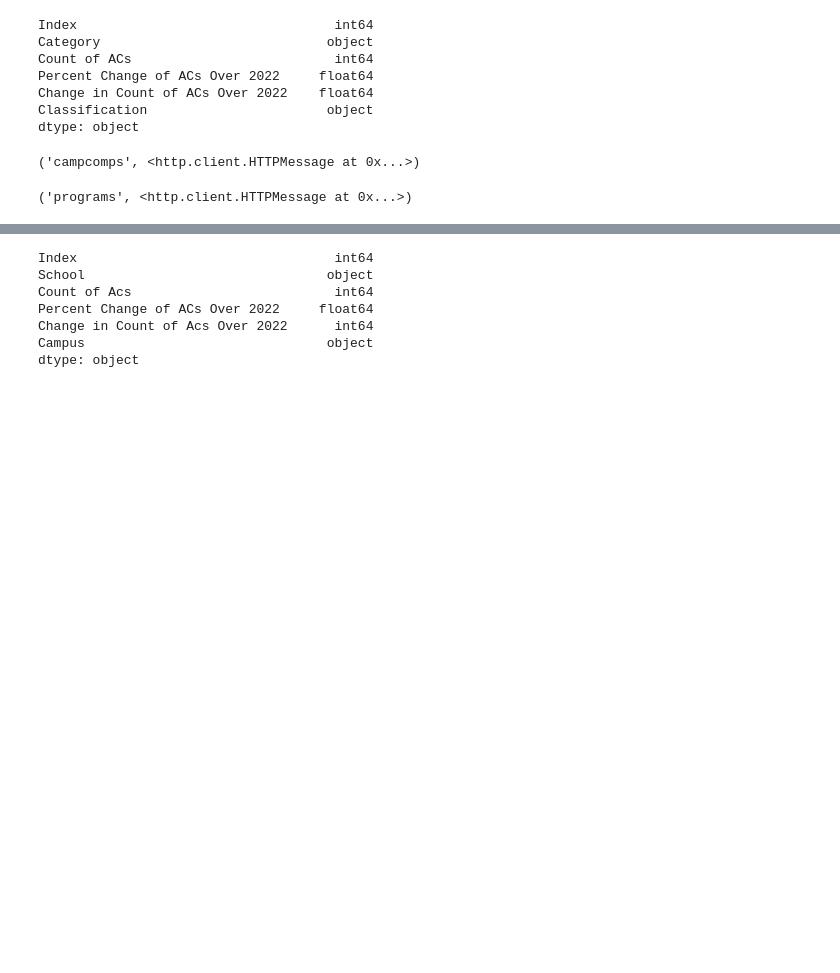
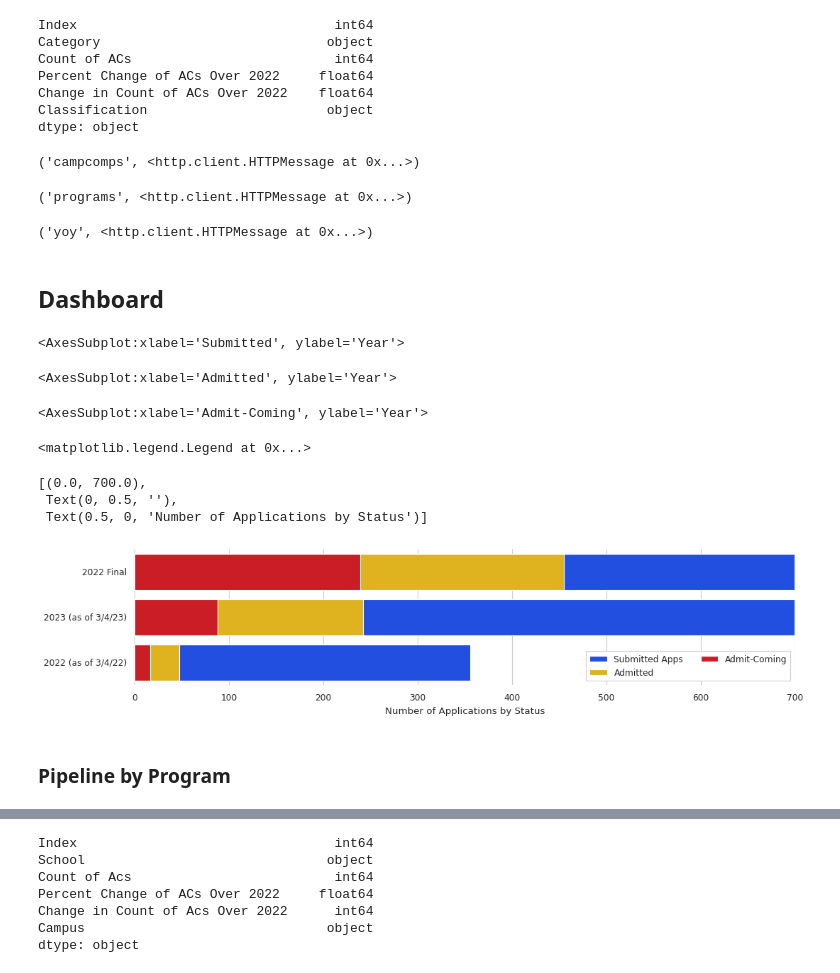
Before and after one commit to theaok/vis-sp23-ewattudo, a Jupyter notebook: PS4.ipynb, the cells around one changed output, grey strips where cells are left out. Saved outputs shown, nothing was run; the diff lists cells and outputs as text; code cells hidden in the pictures; blank space fills up the shorter version.

```diff
--- a/PS4.ipynb
+++ b/PS4.ipynb
@@ -117,3 +117,50 @@ urllib.request.urlretrieve("https://raw.githubusercontent.com/ewattudo/vis1/main
 ('programs', <http.client.HTTPMessage at 0x...>)
 # %%
 programs=pd.read_csv('programs')
+# %%
+urllib.request.urlretrieve("https://raw.githubusercontent.com/ewattudo/vis1/main/YoYCompReports.csv", "yoy")
+# %% [output]
+('yoy', <http.client.HTTPMessage at 0x...>)
+# %%
+yoy=pd.read_csv('yoy')
+# %% [markdown]
+## Dashboard
+# %%
+import seaborn as sns
+import matplotlib.pyplot as plt
+sns.set_theme(style="whitegrid")
+
+# Initialize the matplotlib figure
+f, ax = plt.subplots(figsize=(15, 3))
+
+# Plot the total apps
+sns.set_color_codes("bright")
+sns.barplot(x="Submitted", y="Year", data=yoy,
+            label="Submitted Apps", color="b")
+
+# Plot the crashes where alcohol was involved
+sns.set_color_codes("bright")
+sns.barplot(x="Admitted", y="Year", data=yoy,
+            label="Admitted", color="y")
+
+# Plot the crashes where alcohol was involved
+sns.set_color_codes("bright")
+sns.barplot(x="Admit-Coming", y="Year", data=yoy,
+            label="Admit-Coming", color="r")
+
+# Add a legend and informative axis label
+ax.legend(ncol=2, loc="lower right", frameon=True)
+ax.set(xlim=(0, 700), ylabel="",
+       xlabel="Number of Applications by Status")
+sns.despine(left=True, bottom=True)
+# %% [output]
+<AxesSubplot:xlabel='Submitted', ylabel='Year'>
+<AxesSubplot:xlabel='Admitted', ylabel='Year'>
+<AxesSubplot:xlabel='Admit-Coming', ylabel='Year'>
+<matplotlib.legend.Legend at 0x...>
+[(0.0, 700.0),
+ Text(0, 0.5, ''),
+ Text(0.5, 0, 'Number of Applications by Status')]
+[figure, added]
+# %% [markdown]
+### Pipeline by Program
```
Also changed, not shown: parts of 6 cells of this notebook.
